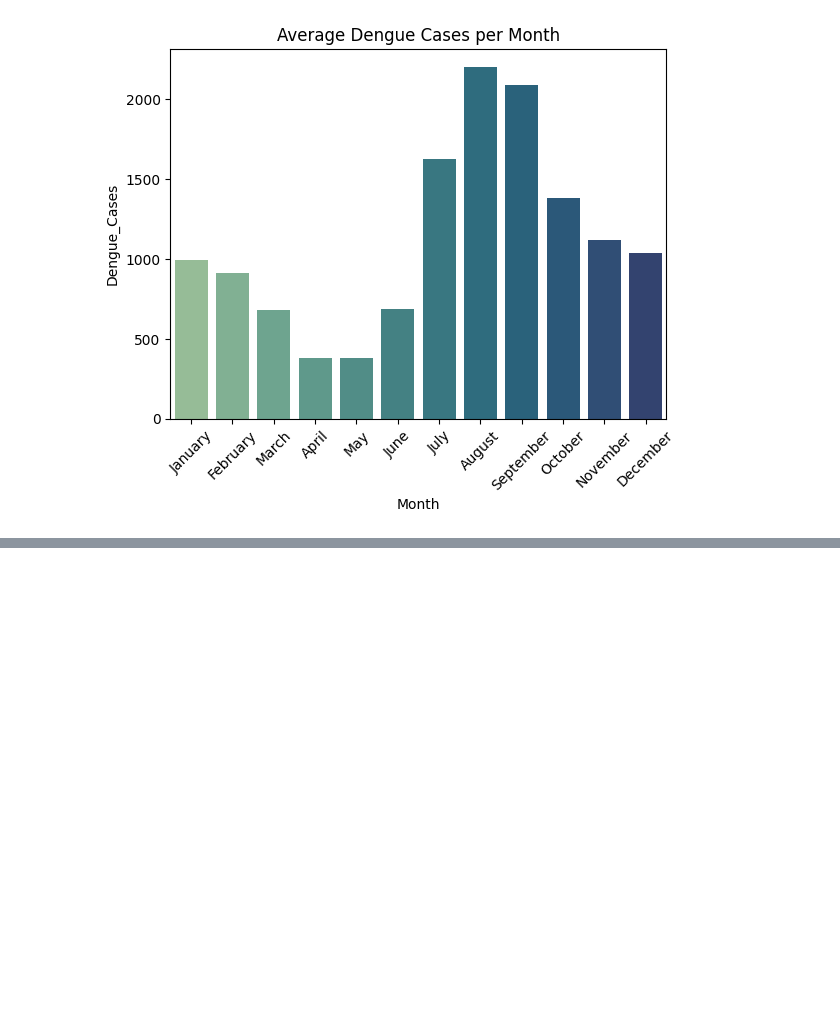
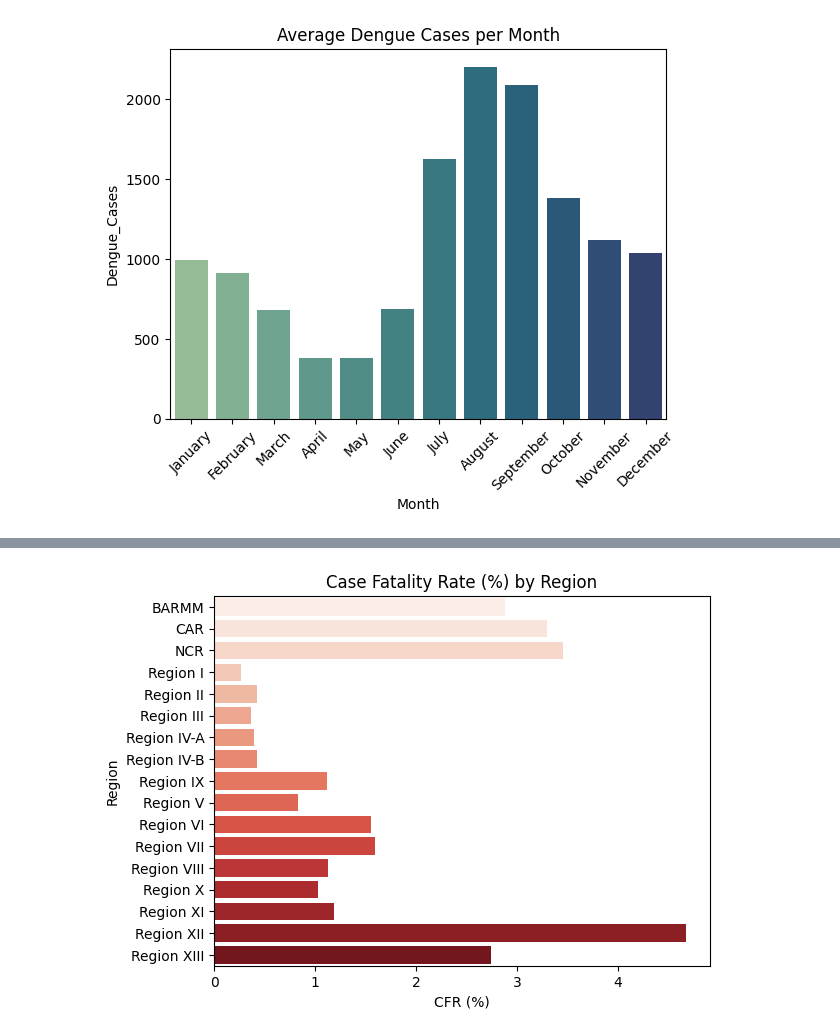
Before and after one commit to SaucesCode/Data-Mining, a Jupyter notebook: ITD-3B/activity5.ipynb, the cells around one changed output, grey strips where cells are left out. Saved outputs shown, nothing was run; the diff lists cells and outputs as text; code cells hidden in the pictures; blank space fills up the shorter version.

```diff
--- a/ITD-3B/activity5.ipynb
+++ b/ITD-3B/activity5.ipynb
@@ -233,0 +265,12 @@ plt.show()
+# %%
+region_stats = dengue.groupby("Region")[["Dengue_Cases", "Dengue_Deaths"]].sum().reset_index()
+region_stats["CFR (%)"] = (region_stats["Dengue_Deaths"] / region_stats["Dengue_Cases"]) * 100
+region_stats = region_stats.sort_values("CFR (%)", ascending=False)
+
+sns.barplot(data=region_stats, x="CFR (%)", y="Region", palette="Reds")
+plt.title("Case Fatality Rate (%) by Region")
+plt.xlabel("CFR (%)")
+plt.ylabel("Region")
+plt.show()
+# %% [output]
+[figure, added]
```
Also changed, not shown: parts of 16 cells of this notebook.
